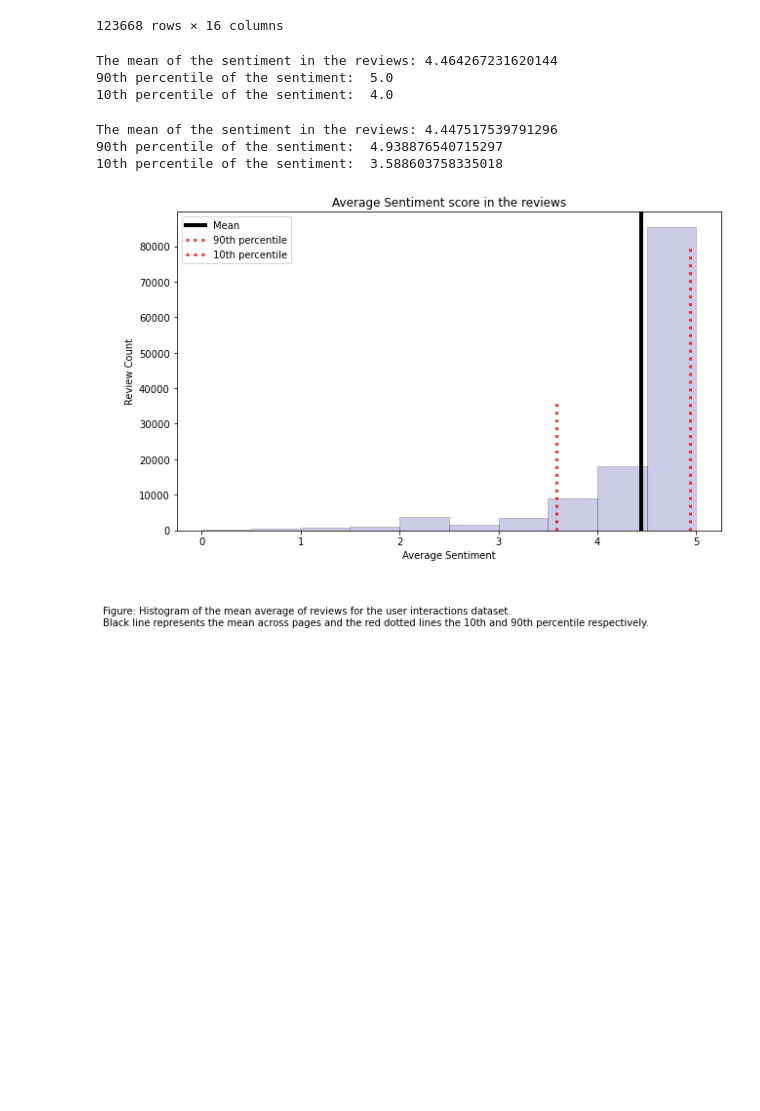
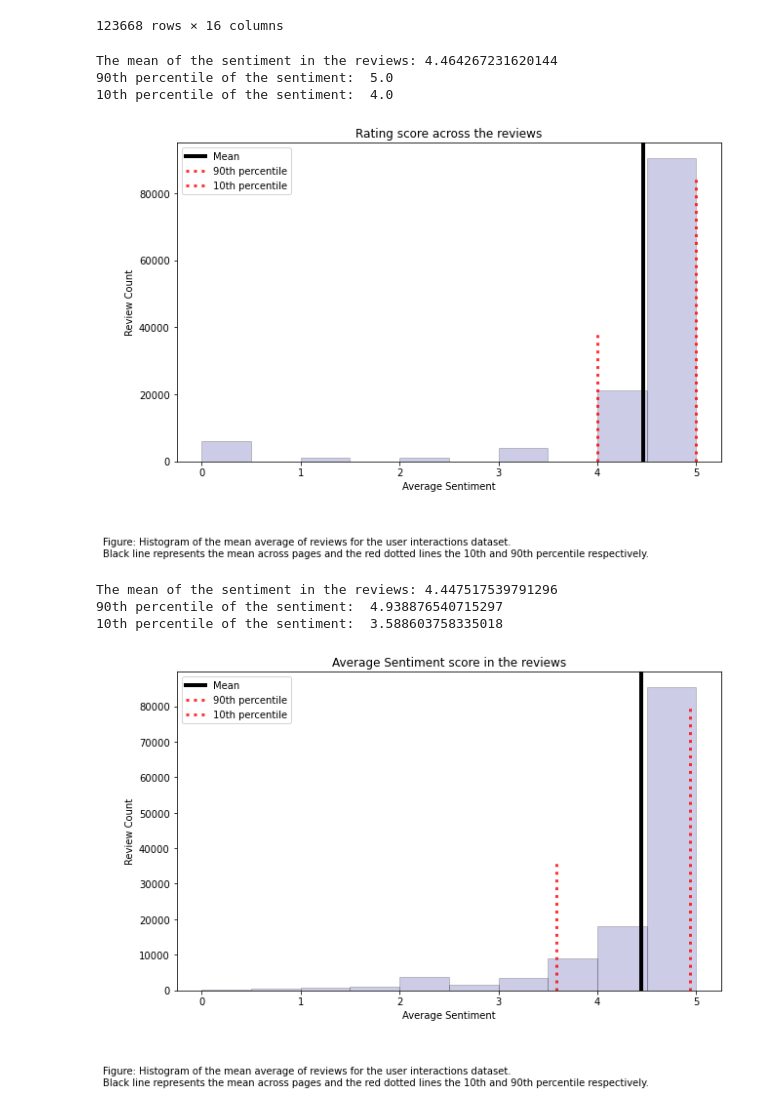
Before and after one commit to lucialarraona/finalproject_socialgraphs22, a Jupyter notebook: Notebooks/nlp_analysis.ipynb, the cells around one changed output. Saved outputs shown, nothing was run; the diff lists cells and outputs as text; code cells hidden in the pictures; blank space fills up the shorter version.

```diff
--- a/Notebooks/nlp_analysis.ipynb
+++ b/Notebooks/nlp_analysis.ipynb
@@ -305,6 +309,68 @@ percentiles = [np.percentile(df_reviews2['rating'], 90), np.percentile(df_review
 The mean of the sentiment in the reviews: 4.464267231620144
 90th percentile of the sentiment:  5.0
 10th percentile of the sentiment:  4.0
+# %%
+list_sentiment = list(zip(df_reviews2['user_id'], df_reviews2['rating']))
+
+def plot_pretty_hist(list_data, percentiles, mean, plot_perct = False, title = str, color=str):
+
+    x = [val for (node, val) in list_data]
+    fig,ax = plt.subplots(figsize = (10,6))
+    cnts, values, bars = ax.hist(x, edgecolor='black',
+                                        bins=10,
+                                        color=color,
+                                        alpha = 0.2)
+
+    if plot_perct == True:
+        # Plot mean
+        ax.axvline(mean, color='black', linestyle = '-', linewidth=4)
+        # Plot percentiles and mean lines
+        quants = [[percentiles[0], 0.8, 0.90], [percentiles[1], 0.8, 0.40]]
+        for i in quants:
+            ax.axvline(i[0], alpha = i[1], ymax = i[2], linestyle = ":", color = 'Red' ,linewidth=3)
+
+
+        # Labels and titles
+        ax.set_ylabel("Review Count")
+        ax.set_xlabel("Average Sentiment")
+        ax.set_title(f"{title}")
+        ax.legend(['Mean','90th percentile','10th percentile'])
+        caption = ("Figure: Histogram of the mean average of reviews for the user interactions dataset.\n"
+                    "Black line represents the mean across pages and the red dotted lines the 10th and 90th percentile respectively.")
+        fig.text(0.02,-0.1, caption, ha='left')
+
+        # Remove ticks and spines
+        for ax, spine in ax.spines.items():
+            spine.set_visible(True)
+        plt.show()
+
+
+
+    else:
+
+        # Plot the mean
+        ax.axvline(mean, color='black', linewidth=4)
+
+        # Labels and titles
+        ax.set_ylabel("Page Count")
+        ax.set_xlabel("Average Sentiment")
+        ax.set_title(f"{title}")
+        ax.legend(['Mean'])
+        caption = ('haha')
+        fig.text(0.02,-0.1, caption, ha='left')
+
+        # Remove ticks and spines
+        for ax, spine in ax.spines.items():
+            spine.set_visible(True)
+        plt.show()
+
+    return None
+
+plot_pretty_hist(list_sentiment,percentiles, mean_rev, plot_perct= True,
+                 title="Rating score across the reviews",
+                 color = 'darkblue')
+# %% [output]
+[figure, added]
 # %%
 # Mean, 10th and 90th percentile of the sentiment
 
```
Also changed, not shown: parts of 9 cells of this notebook.
